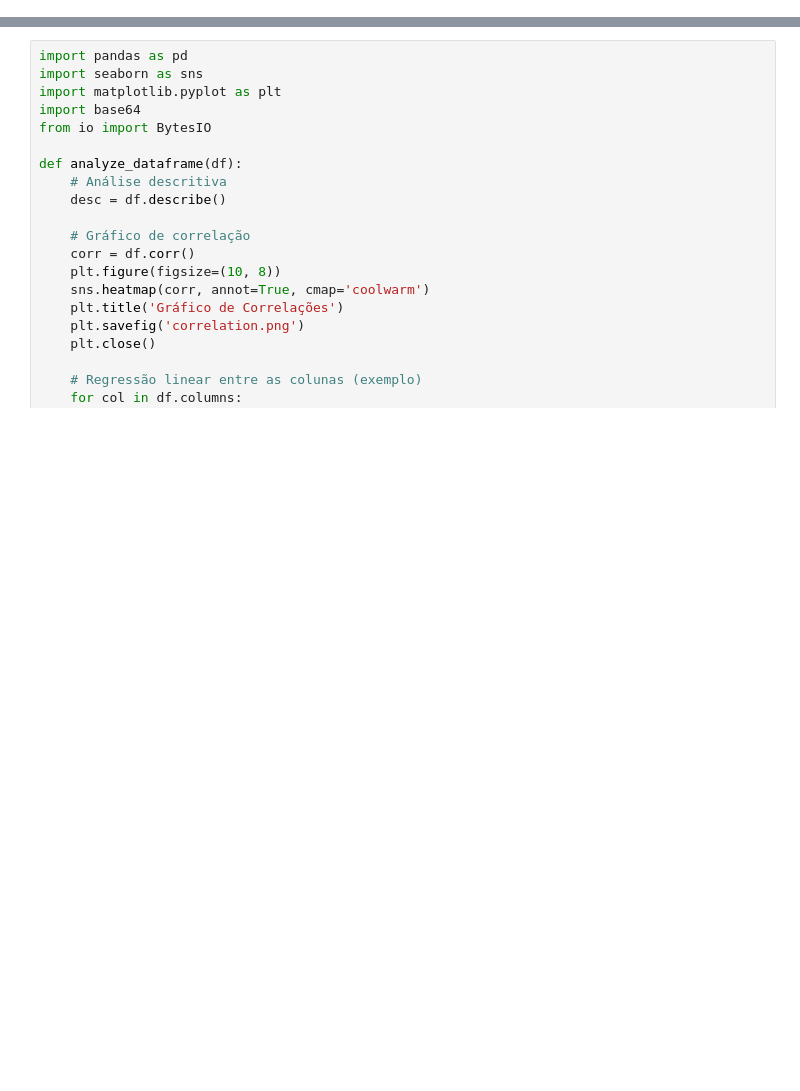
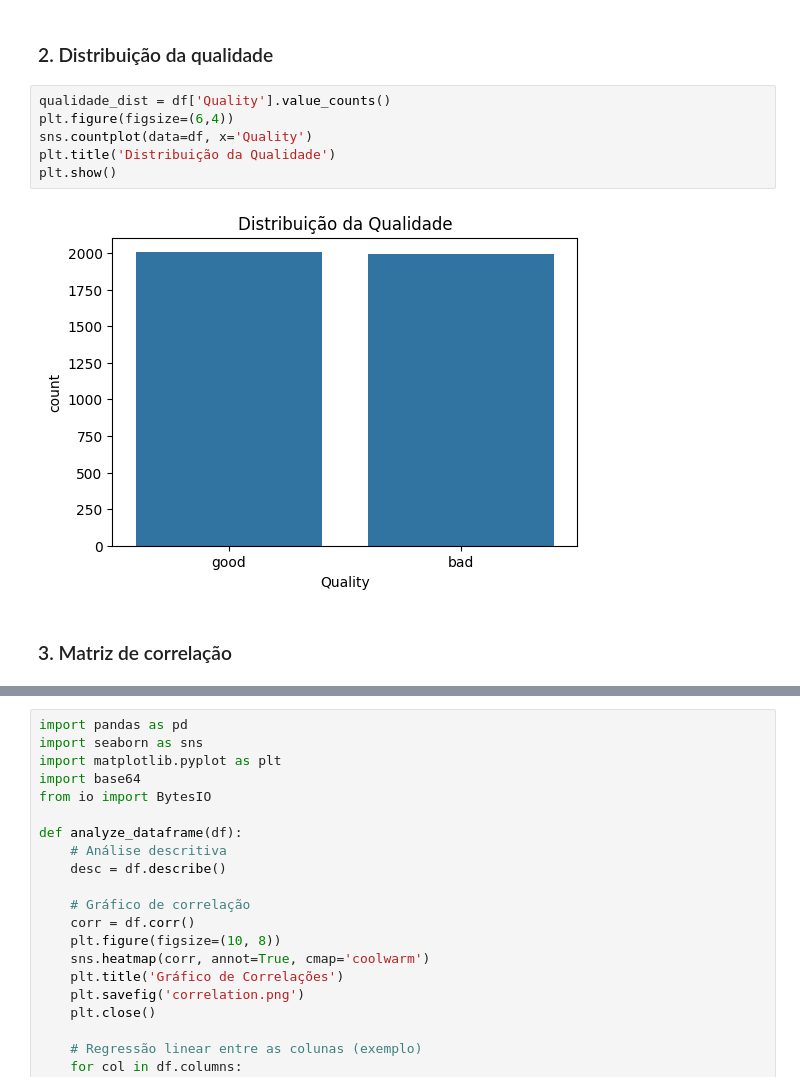
Before and after one commit to CaduValezzi/Data-_Base_CP2, a Jupyter notebook: cp2.ipynb, the cells around one changed output, grey strips where cells are left out. Cells and saved outputs as stored; diff of their text form; blank space fills up the shorter version.

```diff
--- a/cp2.ipynb
+++ b/cp2.ipynb
@@ -27,0 +66,12 @@ print(df)
+# %% [markdown]
+### 2. Distribuição da qualidade
+# %%
+qualidade_dist = df['Quality'].value_counts()
+plt.figure(figsize=(6,4))
+sns.countplot(data=df, x='Quality')
+plt.title('Distribuição da Qualidade')
+plt.show()
+# %% [output]
+[figure, added]
+# %% [markdown]
+### 3. Matriz de correlação
```
Also changed, not shown: parts of 13 cells of this notebook.
